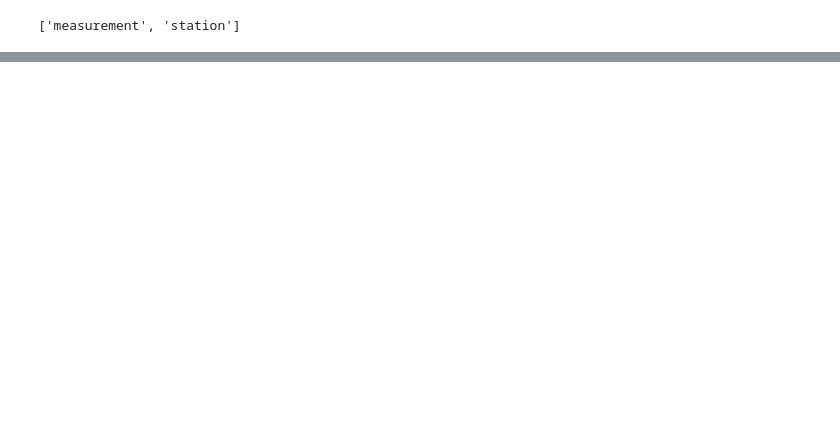
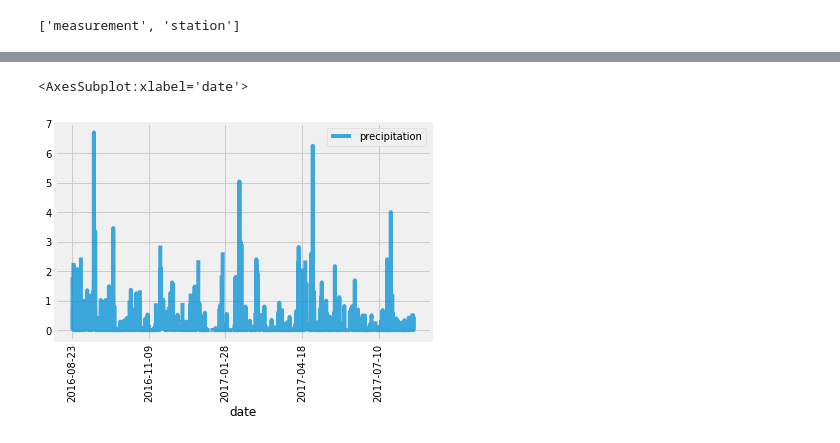
Before and after one commit to charleside2001/surfs-up-Project, a Jupyter notebook: climate_analysis.ipynb, the cells around one changed output, grey strips where cells are left out. Saved outputs shown, nothing was run; the diff lists cells and outputs as text; code cells hidden in the pictures; blank space fills up the shorter version.

```diff
--- a/climate_analysis.ipynb
+++ b/climate_analysis.ipynb
@@ -40,0 +64,5 @@ session = Session(engine)
+# %%
+# One last thing: we'll add a function that extracts all of the results from our query and put them in a list. To do this, add .all() to the end of our existing query. All said and done, your query should look something like this:
+
+results = session.query(Measurement.date, Measurement.prcp).filter(Measurement.date >= prev_year).all()
+print(results)
@@ -40,0 +71,10 @@ session = Session(engine)
+# %%
+# 9.2.2 Save Query Results
+# In order to access it in the future, we'll save it to a Python Pandas DataFrame
+df = pd.DataFrame(results, columns=['date','precipitation'])
+# %%
+# Use the set_index() Function
+# We can use the variable inplace to specify whether or not we want to create a new DataFrame. By setting inplace=True, we're saying that we do not want to create a new DataFrame with the modified specifications.
+
+df.set_index(df['date'], inplace=True)
+print(df)
@@ -40,0 +118,5 @@ session = Session(engine)
+# %%
+# Sort the DataFrame - sort the values by date using the sort_index() function.
+
+df = df.sort_index()
+print(df.to_string(index=False))
@@ -40,0 +141,7 @@ session = Session(engine)
+# %%
+# Plot the Data
+#df.plot()
+df.plot(alpha=0.75,rot=90)
+# %% [output]
+<AxesSubplot:xlabel='date'>
+[figure, added]
```
Also changed, not shown: parts of 10 cells of this notebook.
